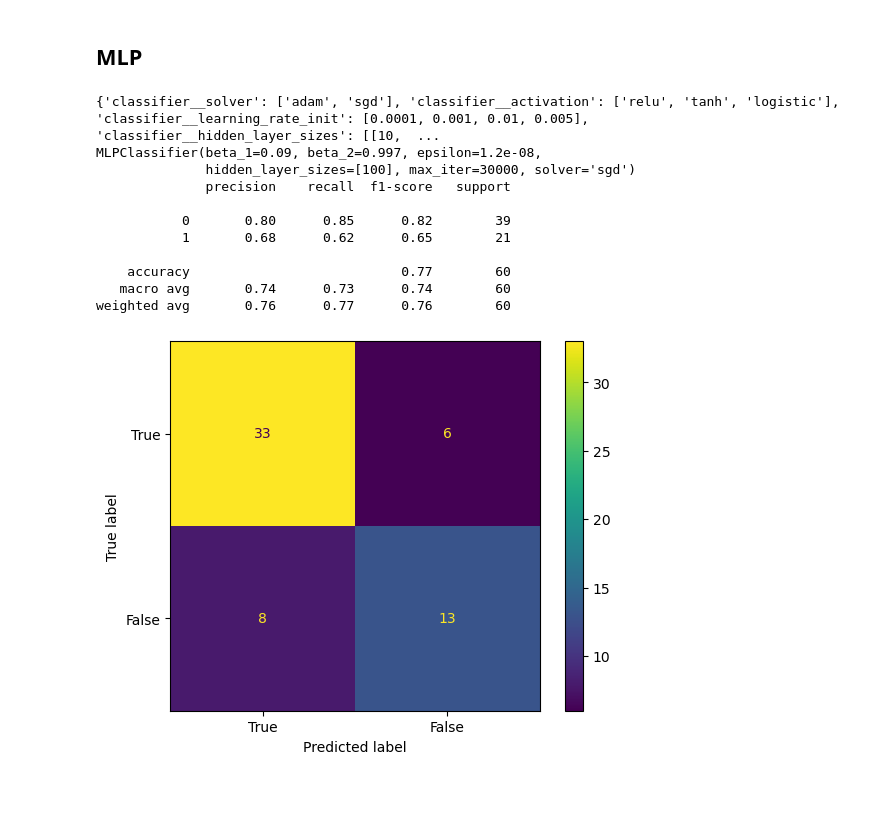
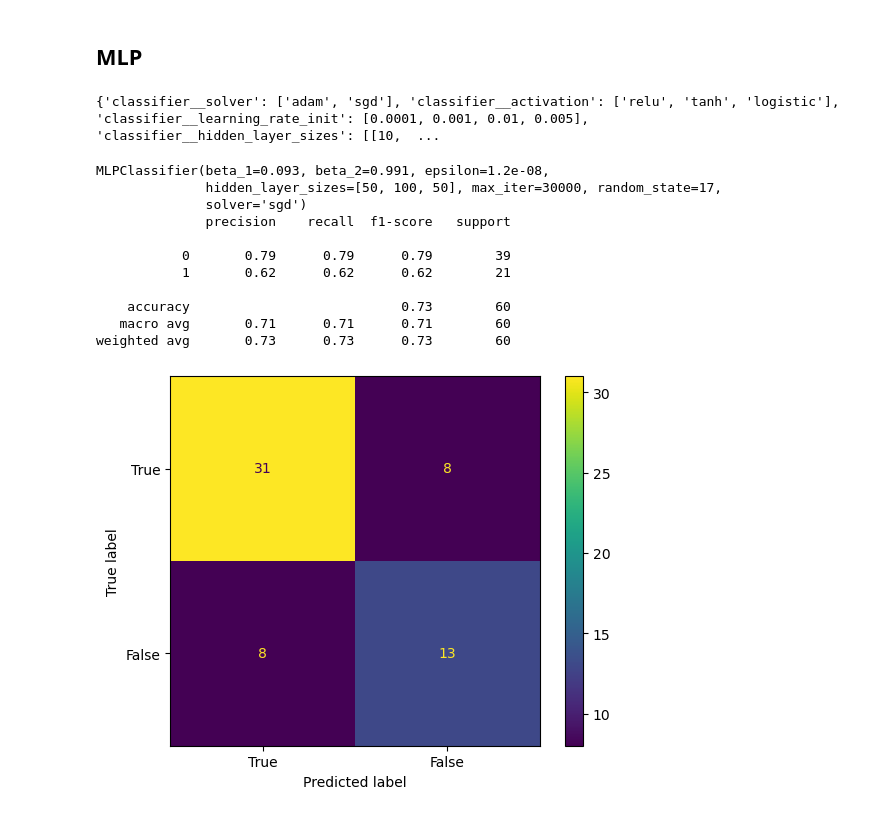
Before and after one commit to brittawi/M7016H-Project, a Jupyter notebook: classifiers.ipynb, the cells around one changed output. Cells and saved outputs as stored; diff of their text form; code cells hidden in the pictures.

```diff
--- a/classifiers.ipynb
+++ b/classifiers.ipynb
@@ -15,0 +14,4 @@ STANDARD_SCALER = StandardScaler()
+# %%
+#SCALER = StandardScaler()
+#SCALER = RobustScaler() # No difference to standard scaler for models I test except mlp
+SCALER = QuantileTransformer(n_quantiles=334) # Slightly better result for regression and SVM
@@ -16,3 +20,9 @@ STANDARD_SCALER = StandardScaler()
+# %%
+import torch
+from torch.utils.tensorboard import SummaryWriter
+
+log_folder = "logs"
+writer = SummaryWriter(log_dir=log_folder)
 # %% [markdown]
 ## Read in and split data
 # %%
@@ -121,13 +131,15 @@ parameters = {
     "classifier__penalty": [None, "l2"]
 }
 
-reg_cls = grid_search(log_reg, STANDARD_SCALER, parameters)
+reg_cls = grid_search(log_reg, SCALER, parameters)
 
 reg_cls.fit(X_train, y_train)
 
 print(reg_cls.best_estimator_.get_params()['classifier'])
 
-validate(reg_cls, X_val, y_val)
+log_reg_avg, log_reg_cm = validate(reg_cls, X_val, y_val)
+writer.add_scalars("log_reg", log_reg_avg)
+writer.flush()
 # %% [output]
 LogisticRegression(penalty=None)
               precision    recall  f1-score   support
@@ -153,10 +165,12 @@ parameters = {
 print(parameters)
 
 
-svm_cls = grid_search(svm, STANDARD_SCALER, parameters)
+svm_cls = grid_search(svm, SCALER, parameters)
 svm_cls.fit(X_train, y_train)
 print(svm_cls.best_estimator_.get_params()['classifier'])
 
-validate(svm_cls, X_val, y_val)
+svm_avg, svm_cm = validate(svm_cls, X_val, y_val)
+writer.add_scalars("svm", svm_avg)
+writer.flush()
 # %% [output]
 {'classifier__C': [0.2, 0.4, 0.6, 0.8, 1.0, 1.2, 1.4, 1.6, 1.8, 2.0, 2.2, 2.4, 2.6, 2.8, 3.0, 3.2, 3.4, 3.6, 3.8, 4.0], 'classifier__gamma': [0.1, 0.2, 0.3, 0.4, 0.5, 0.6, 0.7, 0.8, 0.9, 1.0, 1.1, 1.2 ...
@@ -187,7 +201,7 @@ mlp = MLPClassifier(activation='relu', #relu
                     # But got worse results
                     early_stopping=False, # False
                     shuffle=True,
-                    #random_state=17,
+                    random_state=17,
                     alpha=0.0001, # L2 loss strenght
                     beta_1=0.93, # 0.9 org Exponential decay rate for estimates of first moment vector in adam
                     beta_2=0.99, # 0.999 org Exponential decay rate for estimates of second moment vector in adam
@@ -203,43 +217,47 @@ parameters = {
     "classifier__activation": ["relu", "tanh", "logistic"],
     "classifier__learning_rate_init": [0.0001, 0.001, 0.01, 0.005],
 }
 
 # These found acc 75, f1 72, 75
 # MLPClassifier(beta_1=0.09, beta_2=0.988, epsilon=1.2e-08, hidden_layer_sizes=[10], max_iter=30000, random_state=17)
 parameters = {
     "classifier__hidden_layer_sizes": [[10,10], [100,10], [50,100,50], [100], [10]],
     "classifier__beta_1": [round(i*0.001, 3) for i in range(90, 95)],
     "classifier__beta_2": [round(i*0.001, 4) for i in range(985, 999, 3)]
 }
 """
 parameters = {
     "classifier__solver": ["adam", "sgd"],
     #"classifier__batch_size": [4, 16, 32, 64],
     "classifier__activation": ["relu", "tanh", "logistic"],
     "classifier__learning_rate_init": [0.0001, 0.001, 0.01, 0.005],
     "classifier__hidden_layer_sizes": [[10,10], [100,10], [50,100,50], [100], [10]],
     "classifier__beta_1": [round(i*0.001, 3) for i in range(90, 95)],
     "classifier__beta_2": [round(i*0.001, 4) for i in range(985, 999, 3)]
 }
 print(parameters)
 
-mlp_cls = halving_random_search(mlp, STANDARD_SCALER, parameters)
+mlp_cls = halving_random_search(mlp, SCALER, parameters)
 
 mlp_cls.fit(X_train, y_train)
 
 print(mlp_cls.best_estimator_.get_params()['classifier'])
 
-validate(mlp_cls, X_val, y_val)
+mlp_avg, mlp_cm = validate(mlp_cls, X_val, y_val)
+writer.add_scalars("mlp", mlp_avg)
+writer.flush()
+writer.close()
 # %% [output]
 {'classifier__solver': ['adam', 'sgd'], 'classifier__activation': ['relu', 'tanh', 'logistic'], 'classifier__learning_rate_init': [0.0001, 0.001, 0.01, 0.005], 'classifier__hidden_layer_sizes': [[10,  ...
-MLPClassifier(beta_1=0.09, beta_2=0.997, epsilon=1.2e-08,
-              hidden_layer_sizes=[100], max_iter=30000, solver='sgd')
-              precision    recall  f1-score   support
-
-           0       0.80      0.85      0.82        39
-           1       0.68      0.62      0.65        21
-
-    accuracy                           0.77        60
-   macro avg       0.74      0.73      0.74        60
-weighted avg       0.76      0.77      0.76        60
+MLPClassifier(beta_1=0.093, beta_2=0.991, epsilon=1.2e-08,
+              hidden_layer_sizes=[50, 100, 50], max_iter=30000, random_state=17,
+              solver='sgd')
+              precision    recall  f1-score   support
+
+           0       0.79      0.79      0.79        39
+           1       0.62      0.62      0.62        21
+
+    accuracy                           0.73        60
+   macro avg       0.71      0.71      0.71        60
+weighted avg       0.73      0.73      0.73        60
-[figure, old version]
+[figure, new version]
```
Also changed, not shown: parts of 6 cells of this notebook, 1 other file.
